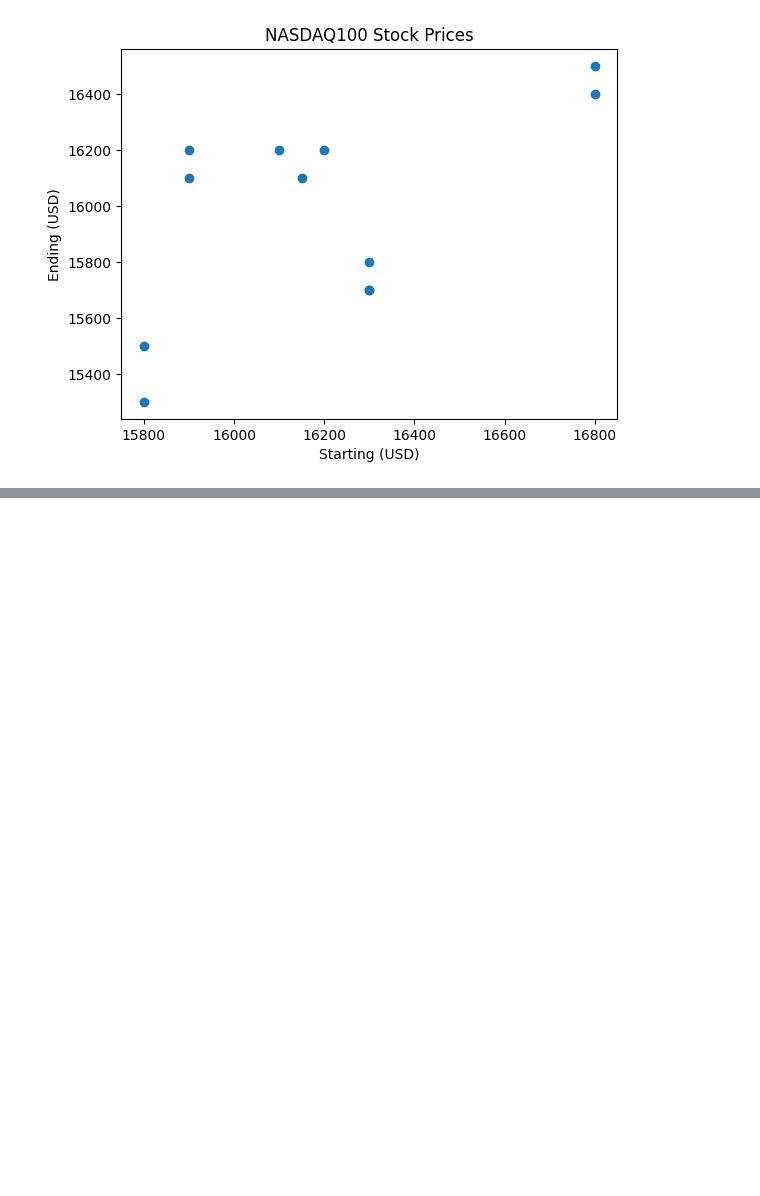
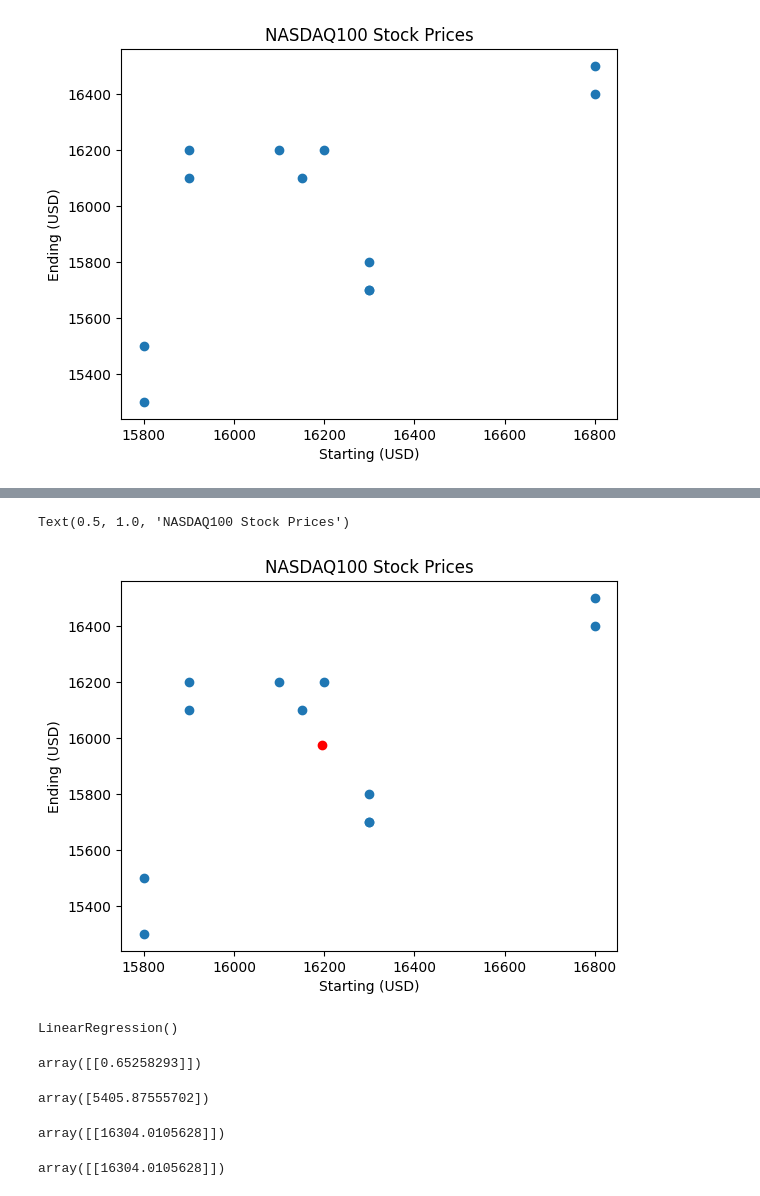
Before and after one commit to asadullahislam/Machine_Learning, a Jupyter notebook: Linear_Regression.ipynb, the cells around one changed output, grey strips where cells are left out. Drawn from its saved outputs; the diff is of its cells as text; code cells hidden in the pictures; blank space fills up the shorter version.

```diff
--- a/Linear_Regression.ipynb
+++ b/Linear_Regression.ipynb
@@ -98,0 +126,33 @@ Text(0.5, 1.0, 'NASDAQ100 Stock Prices')
+# %%
+plt.scatter(x.mean(), y.mean(), color='red')
+plt.scatter(df['Starting (USD)'],df['Ending (USD)'])
+plt.xlabel('Starting (USD)')
+plt.ylabel('Ending (USD)')
+plt.title('NASDAQ100 Stock Prices')
+# %% [output]
+Text(0.5, 1.0, 'NASDAQ100 Stock Prices')
+[figure, added]
+# %%
+reg.fit(x, y) #train the ml model
+# %% [output]
+LinearRegression()
+# %%
+# coeffient value
+m= reg.coef_
+m
+# %% [output]
+array([[0.65258293]])
+# %%
+c= reg.intercept_
+c
+# %% [output]
+array([5405.87555702])
+# %%
+#y=mx+c
+m*16700 + c
+# %% [output]
+array([[16304.0105628]])
+# %%
+reg.predict([[16700]])
+# %% [output]
+array([[16304.0105628]])
```
Also changed, not shown: parts of 14 cells of this notebook.
